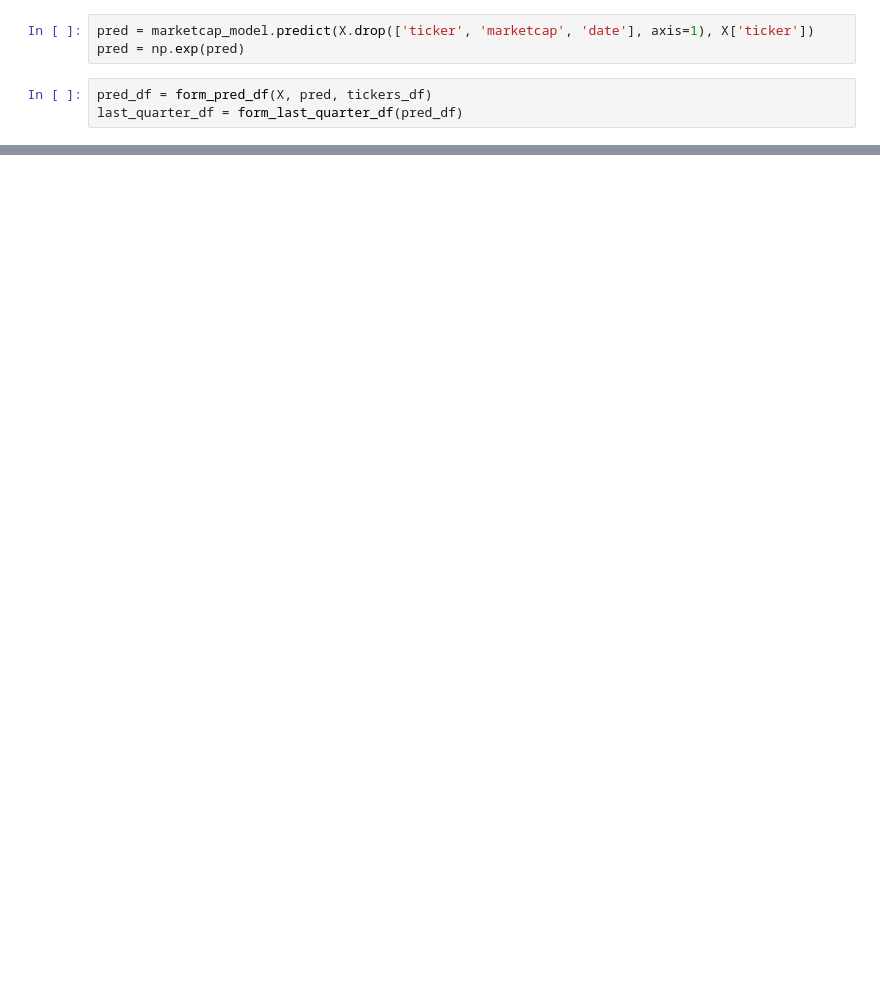
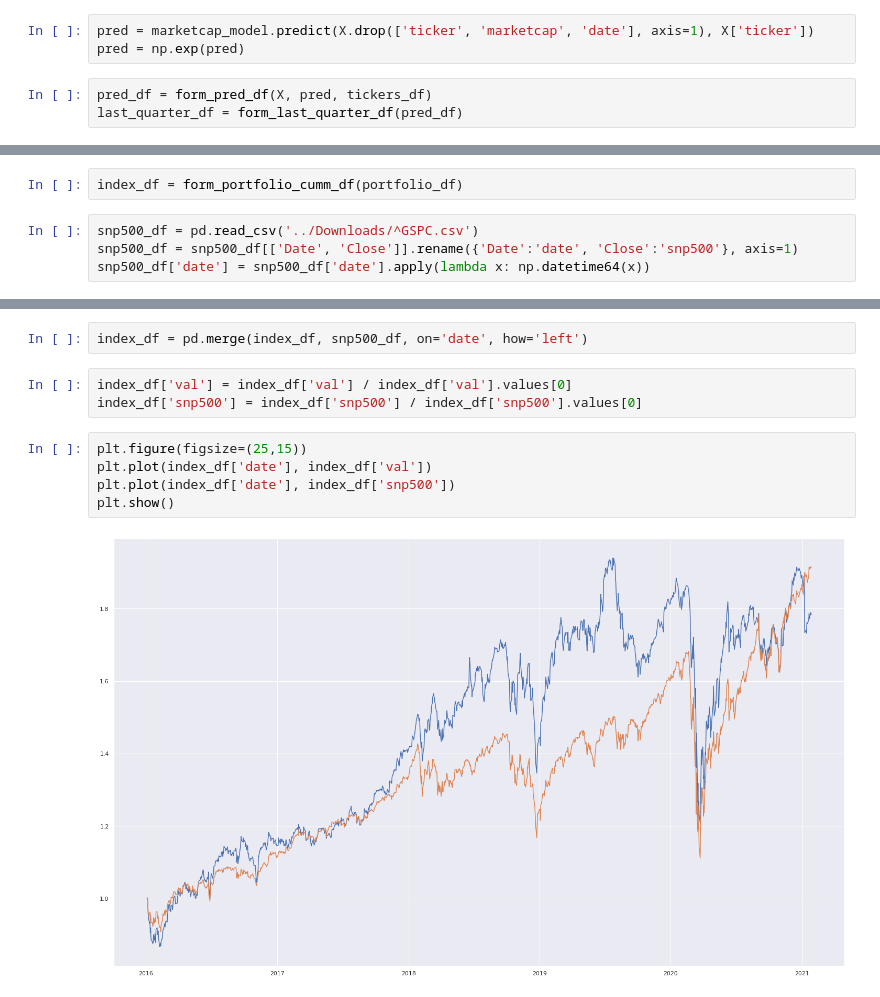
Before and after one commit to fartuk/ml_investment, a Jupyter notebook: my_portfolio.ipynb, the cells around one changed output, grey strips where cells are left out. Saved outputs shown, nothing was run; the diff lists cells and outputs as text; blank space fills up the shorter version.

```diff
--- a/my_portfolio.ipynb
+++ b/my_portfolio.ipynb
@@ -115,0 +223,6 @@ plt.show()
+# %%
+index_df = form_portfolio_cumm_df(portfolio_df)
+# %%
+snp500_df = pd.read_csv('../Downloads/^GSPC.csv')
+snp500_df = snp500_df[['Date', 'Close']].rename({'Date':'date', 'Close':'snp500'}, axis=1)
+snp500_df['date'] = snp500_df['date'].apply(lambda x: np.datetime64(x))
@@ -115,0 +245,12 @@ plt.show()
+# %%
+index_df = pd.merge(index_df, snp500_df, on='date', how='left')
+# %%
+index_df['val'] = index_df['val'] / index_df['val'].values[0]
+index_df['snp500'] = index_df['snp500'] / index_df['snp500'].values[0]
+# %%
+plt.figure(figsize=(25,15))
+plt.plot(index_df['date'], index_df['val'])
+plt.plot(index_df['date'], index_df['snp500'])
+plt.show()
+# %% [output]
+[figure, added]
```
Also changed, not shown: parts of 26 cells of this notebook, 11 other files.
